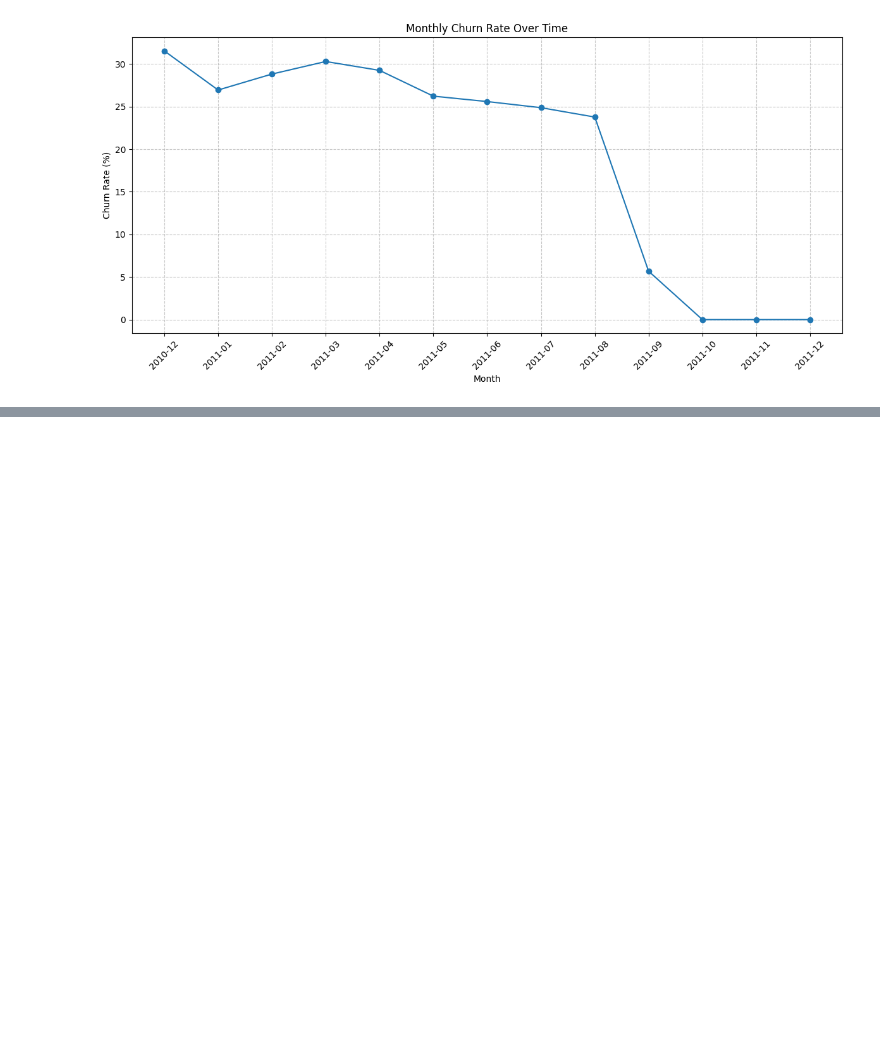
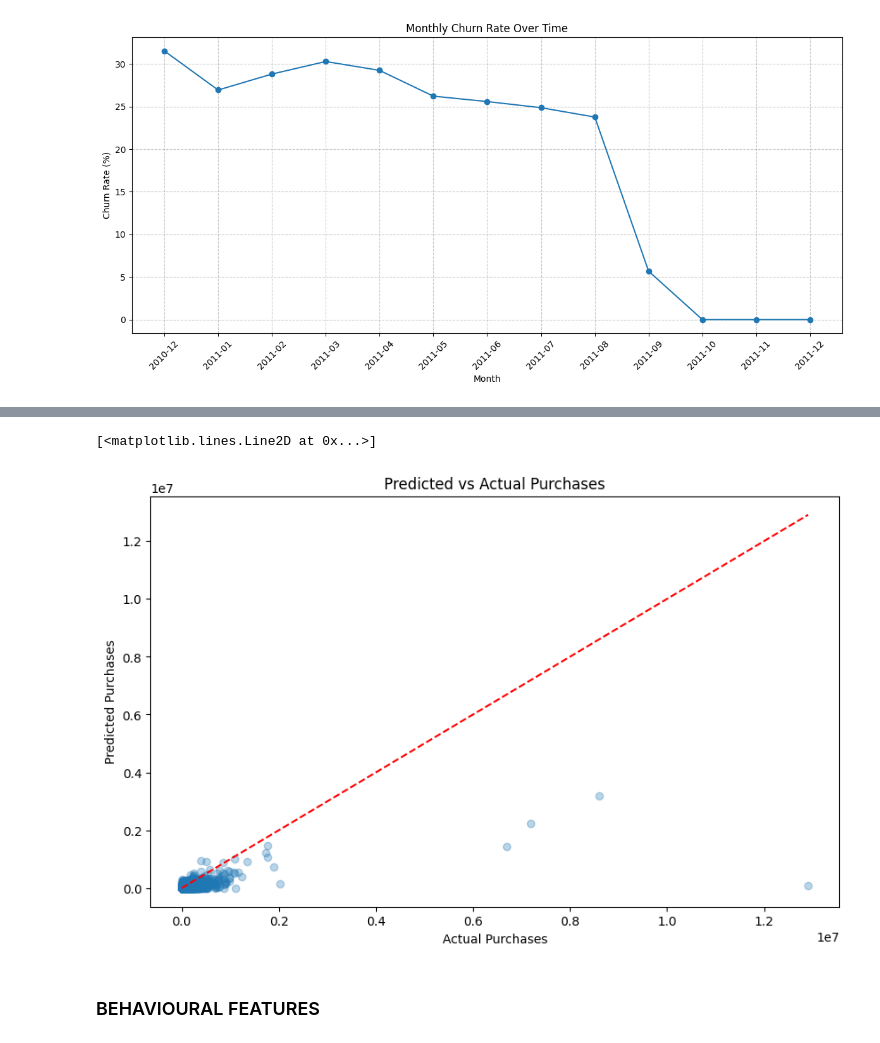
Before and after one commit to deCrystals/cohort_analysis, a Jupyter notebook: cohort.ipynb, the cells around one changed output, grey strips where cells are left out. Cells and saved outputs as stored; diff of their text form; code cells hidden in the pictures; blank space fills up the shorter version.

Commit message:
Models

```diff
--- a/cohort.ipynb
+++ b/cohort.ipynb
@@ -931,0 +777,10 @@ valid_monetary
+# %%
+# Fit Gamma-Gamma model on customers with repeat purchases
+train_summary_freq = train_summary[train_summary['frequency'] > 0]
+print("\nFitting Gamma-Gamma model on", len(train_summary_freq), "customers...")
+ggf = GammaGammaFitter(penalizer_coef=0.001)
+ggf.fit(train_summary_freq['frequency'],
+        train_summary_freq['monetary_value'])
+
+# Calculate test period duration in days
+test_duration = (max_date - cutoff_date).days
@@ -931,0 +807,24 @@ valid_monetary
+# %%
+# Prepare actual test results
+actual_spend = test_df.groupby('CustomerID')['TotalSales'].sum().rename('actual_total_spend')
+actual_purchases = test_df.groupby('CustomerID')['InvoiceNo'].nunique().rename('actual_purchases')
+
+# Combine predictions with actuals
+results = train_summary[['predicted_total_spend', 'predicted_purchases']]\
+    .join(actual_spend, how='left')\
+    .join(actual_purchases, how='left')\
+    .fillna(0)
+
+# Calculate evaluation metrics
+print("\nValidation Metrics:")
+print("Spend Prediction:")
+print("MAE:", mean_absolute_error(results['actual_total_spend'], results['predicted_total_spend']))
+print("RMSE:", np.sqrt(mean_squared_error(results['actual_total_spend'], results['predicted_total_spend'])))
+
+print("\nPurchase Prediction:")
+print("MAE:", mean_absolute_error(results['actual_purchases'], results['predicted_purchases']))
+print("RMSE:", np.sqrt(mean_squared_error(results['actual_purchases'], results['predicted_purchases'])))
+
+# Optional: Show top 10 customers by predicted spend
+print("\nTop 10 Customers by Predicted Spend:")
+results.sort_values('predicted_total_spend', ascending=False).head(10)
@@ -931,0 +854,15 @@ valid_monetary
+# %%
+#(results['actual_total_spend'], results['predicted_total_spend']))
+ # Visualize predicted vs actual purchases
+plt.figure(figsize=(10, 6))
+plt.scatter(results['actual_total_spend'], results['predicted_total_spend'], alpha=0.3)
+plt.xlabel('Actual Purchases')
+plt.ylabel('Predicted Purchases')
+plt.title('Predicted vs Actual Purchases')
+max_val = max(results['actual_total_spend'].max(), results['predicted_total_spend'].max())
+plt.plot([0, max_val], [0, max_val], 'r--')
+# %% [output]
+[<matplotlib.lines.Line2D at 0x...>]
+[figure, added]
+# %% [markdown]
+### BEHAVIOURAL FEATURES
```
Also changed, not shown: parts of 61 cells of this notebook.
